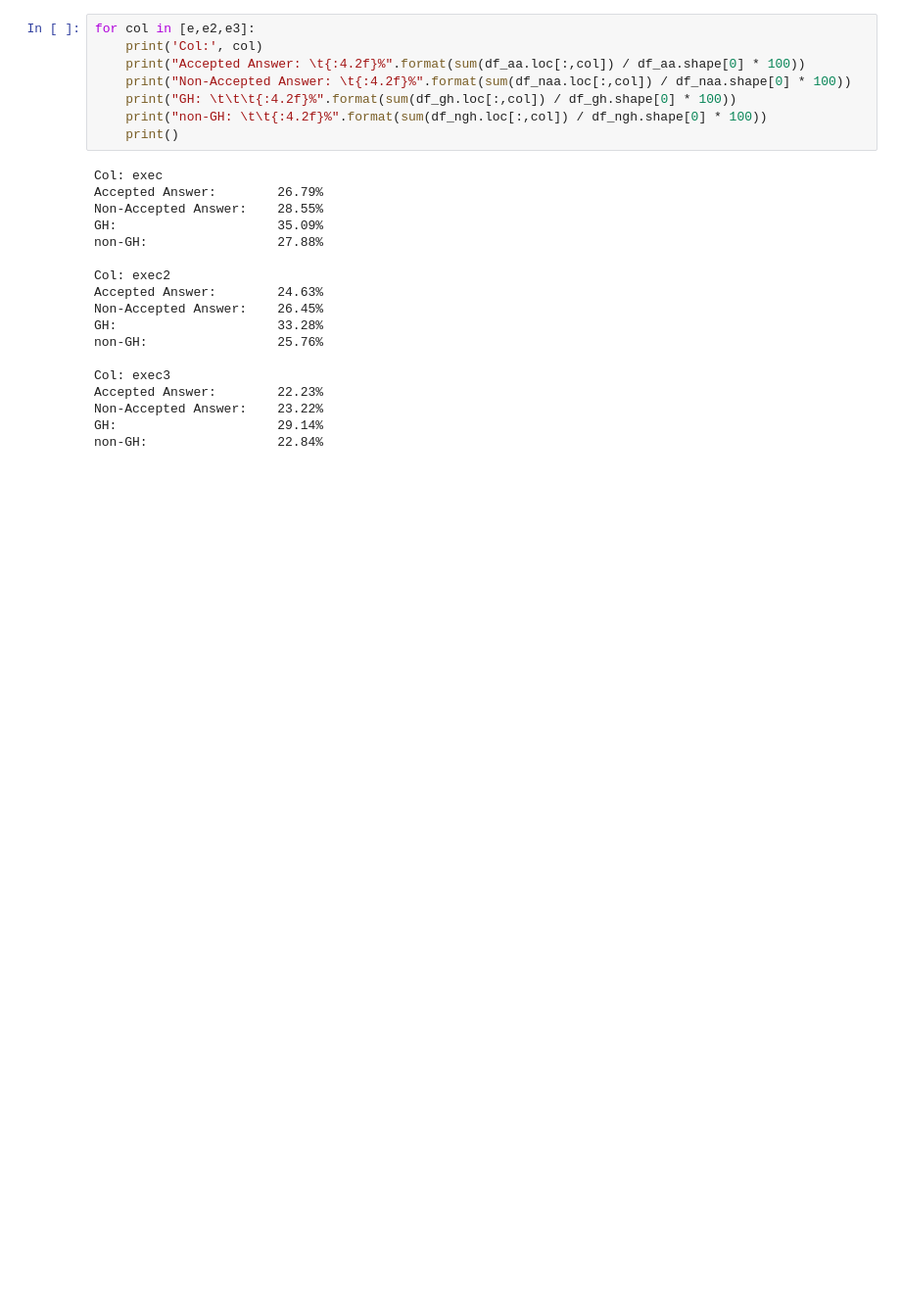
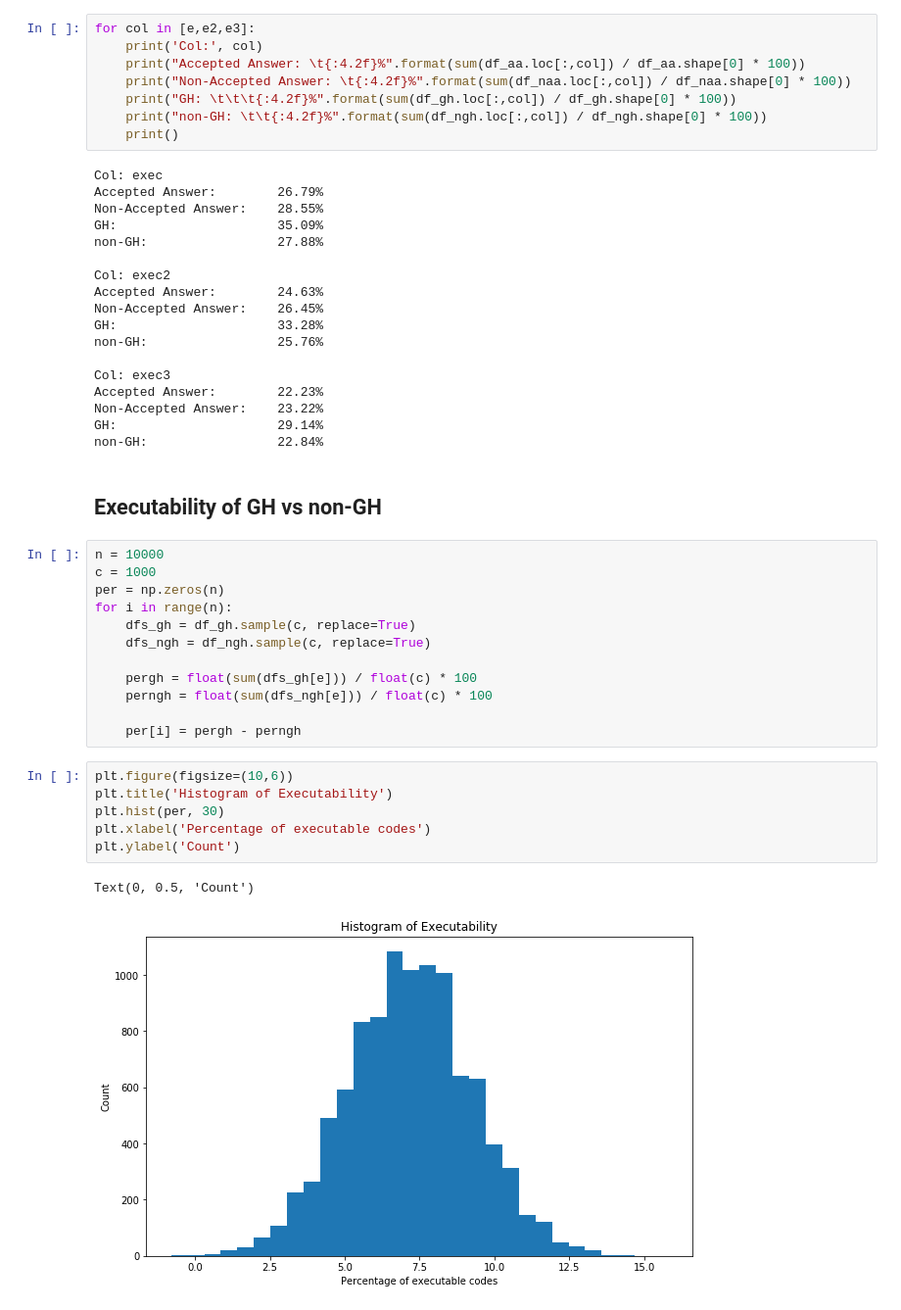
Before and after one commit to nimamahmoudi/msr2019-mining-challenge-webapp, a Jupyter notebook: data/stats2.ipynb, the cells around one changed output. Shown: that part at 98% size. Saved outputs shown, nothing was run; the diff lists cells and outputs as text; blank space fills up the shorter version.

```diff
--- a/data/stats2.ipynb
+++ b/data/stats2.ipynb
@@ -64,3 +65,26 @@ Accepted Answer:        22.23%
 Non-Accepted Answer:    23.22%
 GH:                     29.14%
 non-GH:                 22.84%
+# %% [markdown]
+## Executability of GH vs non-GH
+# %%
+n = 10000
+c = 1000
+per = np.zeros(n)
+for i in range(n):
+    dfs_gh = df_gh.sample(c, replace=True)
+    dfs_ngh = df_ngh.sample(c, replace=True)
+
+    pergh = float(sum(dfs_gh[e])) / float(c) * 100
+    perngh = float(sum(dfs_ngh[e])) / float(c) * 100
+
+    per[i] = pergh - perngh
+# %%
+plt.figure(figsize=(10,6))
+plt.title('Histogram of Executability')
+plt.hist(per, 30)
+plt.xlabel('Percentage of executable codes')
+plt.ylabel('Count')
+# %% [output]
+Text(0, 0.5, 'Count')
+[figure, added]
```
Also changed, not shown: parts of 8 cells of this notebook.
